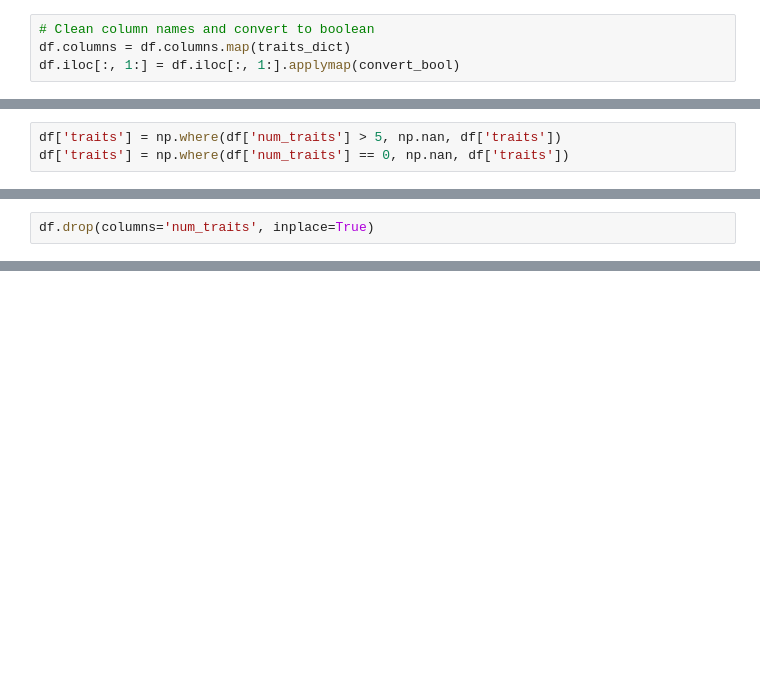
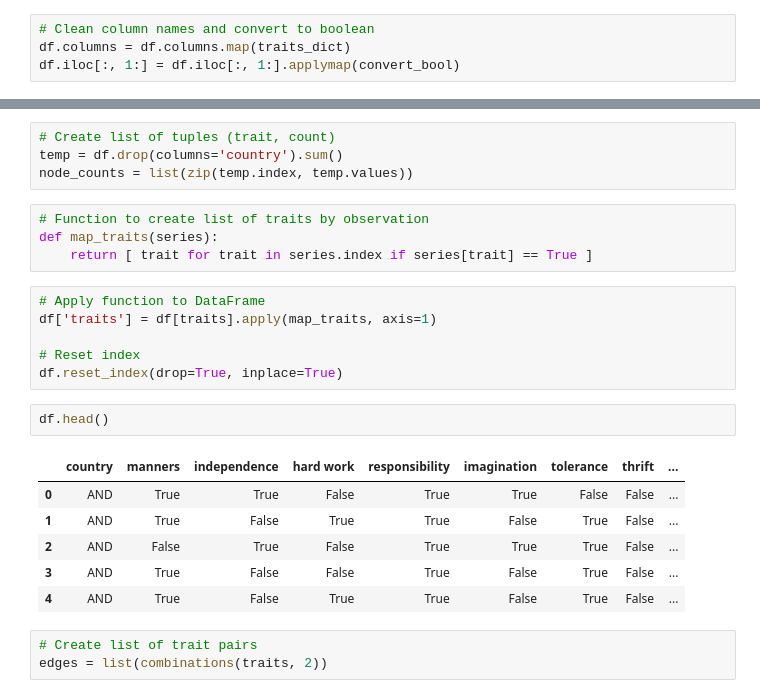
Before and after one commit to wplam107/world_values, a Jupyter notebook: notebooks/child_traits.ipynb, the cells around one changed output, grey strips where cells are left out. Saved outputs shown, nothing was run; the diff lists cells and outputs as text; blank space fills up the shorter version.

```diff
--- a/notebooks/child_traits.ipynb
+++ b/notebooks/child_traits.ipynb
@@ -169,3 +65,0 @@ df['num_traits'] = df['traits'].map(lambda x: len(x))
-# %%
-df['traits'] = np.where(df['num_traits'] > 5, np.nan, df['traits'])
-df['traits'] = np.where(df['num_traits'] == 0, np.nan, df['traits'])
@@ -175,2 +65,0 @@ df.dropna(inplace=True)
-# %%
-df.drop(columns='num_traits', inplace=True)
@@ -199,0 +97,26 @@ def qbc(df, question, urbrural=True):
+# %%
+# Create list of tuples (trait, count)
+temp = df.drop(columns='country').sum()
+node_counts = list(zip(temp.index, temp.values))
+# %%
+# Function to create list of traits by observation
+def map_traits(series):
+    return [ trait for trait in series.index if series[trait] == True ]
+# %%
+# Apply function to DataFrame
+df['traits'] = df[traits].apply(map_traits, axis=1)
+
+# Reset index
+df.reset_index(drop=True, inplace=True)
+# %%
+df.head()
+# %% [output]
+|  | country | manners | independence | hard work | responsibility | imagination | tolerance | thrift | ... |
+| 0 | AND | True | True | False | True | True | False | False | ... |
+| 1 | AND | True | False | True | True | False | True | False | ... |
+| 2 | AND | False | True | False | True | True | True | False | ... |
+| 3 | AND | True | False | False | True | False | True | False | ... |
+| 4 | AND | True | False | True | True | False | True | False | ... |
+# %%
+# Create list of trait pairs
+edges = list(combinations(traits, 2))
```
Also changed, not shown: parts of 33 cells of this notebook, 1 other file.
